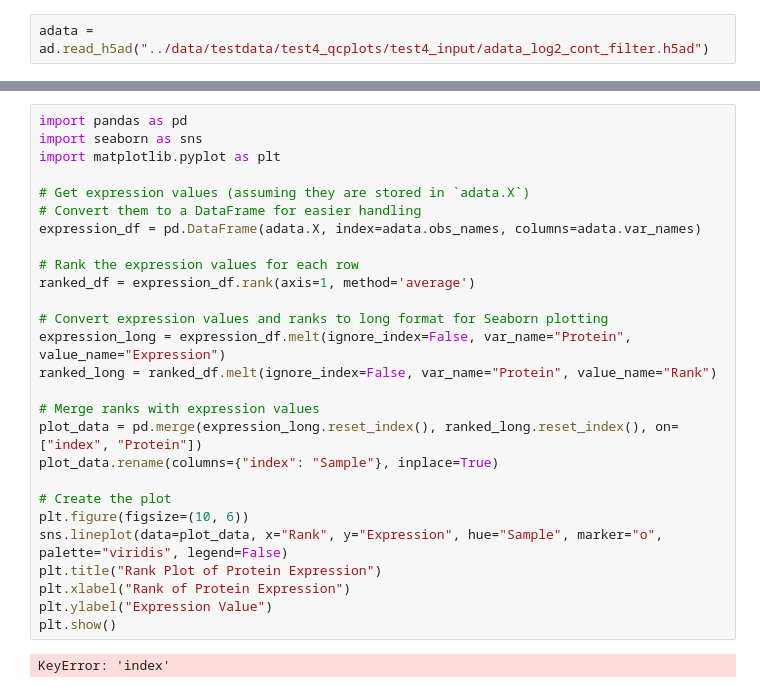
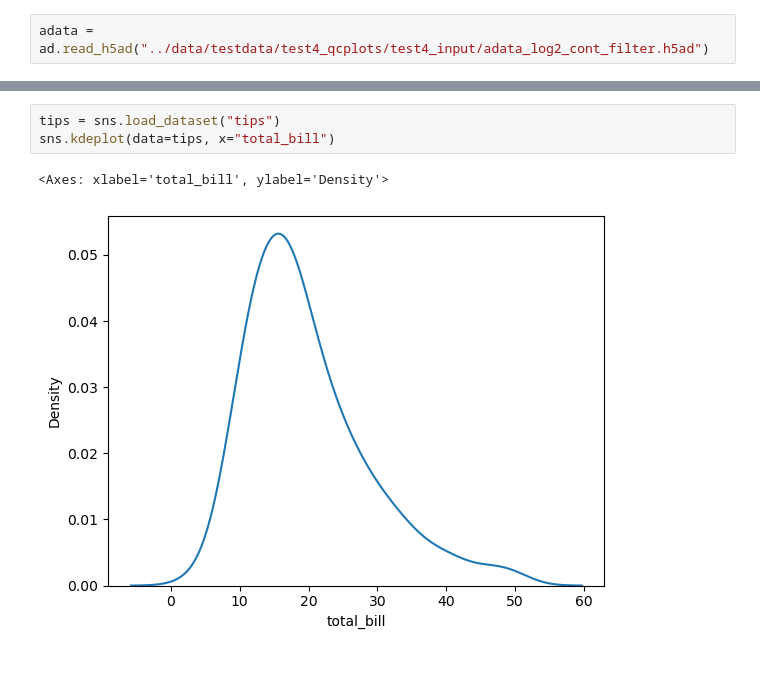
Before and after one commit to josenimo/PyProteomics, a Jupyter notebook: JupyterNotebooks/Test4_Plotting.ipynb, the cells around one changed output, grey strips where cells are left out. Saved outputs shown, nothing was run; the diff lists cells and outputs as text; blank space fills up the shorter version.

```diff
--- a/JupyterNotebooks/Test4_Plotting.ipynb
+++ b/JupyterNotebooks/Test4_Plotting.ipynb
@@ -27,29 +5,6 @@ plot_sample_densities(adata)
-# %%
-import pandas as pd
-import seaborn as sns
-import matplotlib.pyplot as plt
-
-# Get expression values (assuming they are stored in `adata.X`)
-# Convert them to a DataFrame for easier handling
-expression_df = pd.DataFrame(adata.X, index=adata.obs_names, columns=adata.var_names)
-
-# Rank the expression values for each row
-ranked_df = expression_df.rank(axis=1, method='average')
-
-# Convert expression values and ranks to long format for Seaborn plotting
-expression_long = expression_df.melt(ignore_index=False, var_name="Protein", value_name="Expression")
-ranked_long = ranked_df.melt(ignore_index=False, var_name="Protein", value_name="Rank")
-
-# Merge ranks with expression values
-plot_data = pd.merge(expression_long.reset_index(), ranked_long.reset_index(), on=["index", "Protein"])
-plot_data.rename(columns={"index": "Sample"}, inplace=True)
-
-# Create the plot
-plt.figure(figsize=(10, 6))
-sns.lineplot(data=plot_data, x="Rank", y="Expression", hue="Sample", marker="o", palette="viridis", legend=False)
-plt.title("Rank Plot of Protein Expression")
-plt.xlabel("Rank of Protein Expression")
-plt.ylabel("Expression Value")
-plt.show()
-# %% [output]
-KeyError: 'index'
+# %%
+tips = sns.load_dataset("tips")
+sns.kdeplot(data=tips, x="total_bill")
+# %% [output]
+<Axes: xlabel='total_bill', ylabel='Density'>
+[figure, added]
```
Also changed, not shown: parts of 13 cells of this notebook, 1 other file.
